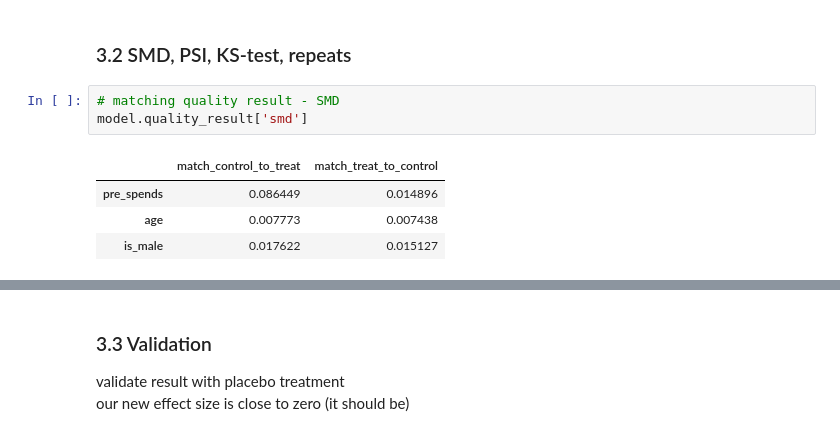
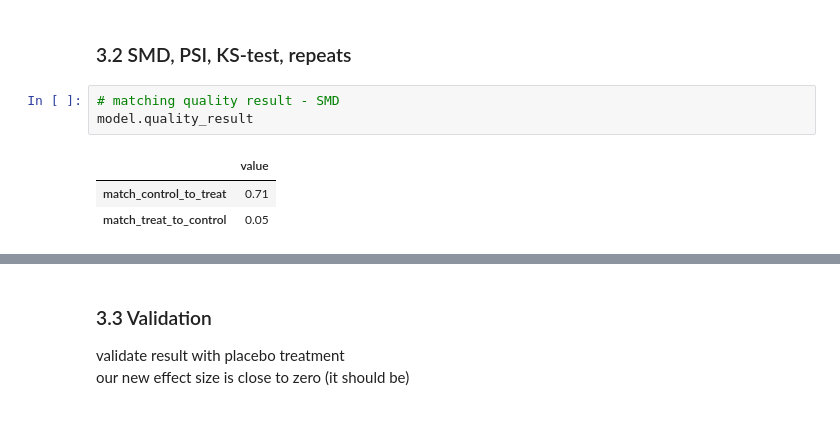
Before and after one commit to sb-ai-lab/LightAutoML, a Jupyter notebook: examples/tutorials/Tutorial_9_Matching.ipynb, the cells around one changed output, grey strips where cells are left out. Drawn from its saved outputs; the diff is of its cells as text.

```diff
--- a/examples/tutorials/Tutorial_9_Matching.ipynb
+++ b/examples/tutorials/Tutorial_9_Matching.ipynb
@@ -196,12 +300,11 @@ results
 ### 3.2 SMD, PSI, KS-test, repeats
 # %%
 # matching quality result - SMD
-model.quality_result['smd']
+model.quality_result
 # %% [output]
-|  | match_control_to_treat | match_treat_to_control |
-| pre_spends | 0.086449 | 0.014896 |
-| age | 0.007773 | 0.007438 |
-| is_male | 0.017622 | 0.015127 |
+|  | value |
+| match_control_to_treat | 0.71 |
+| match_treat_to_control | 0.05 |
 # %%
 # matching quality result - PSI
 model.quality_result['psi']
```
Also changed, not shown: parts of 14 cells of this notebook, 1 other file.
